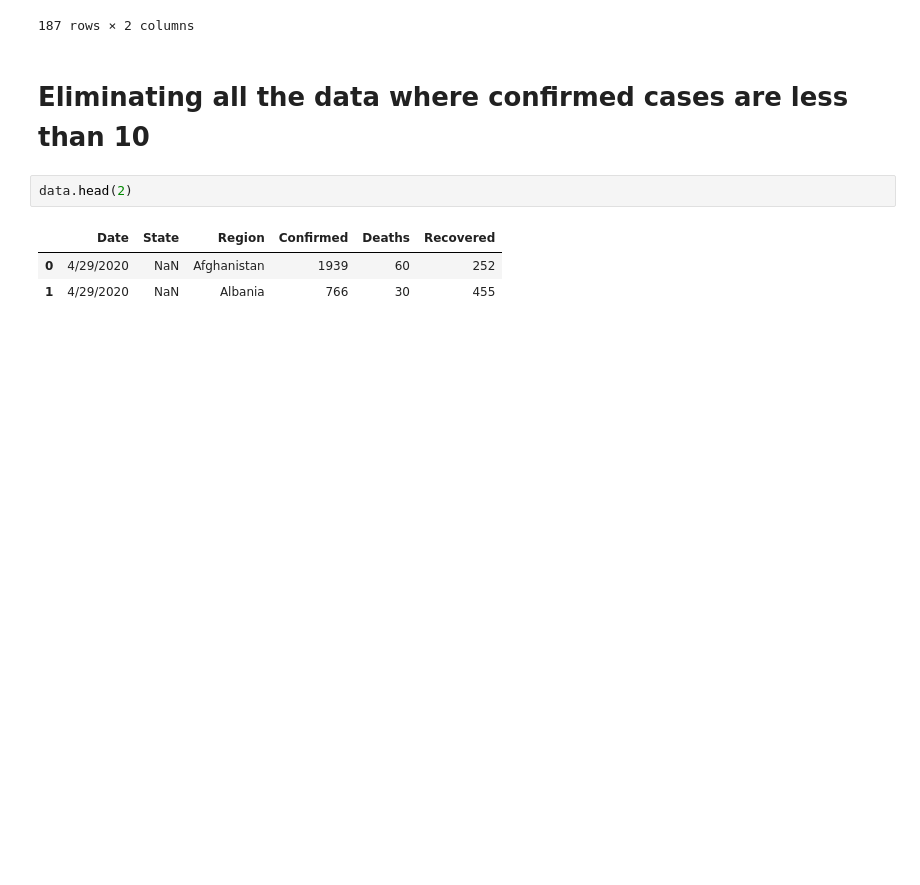
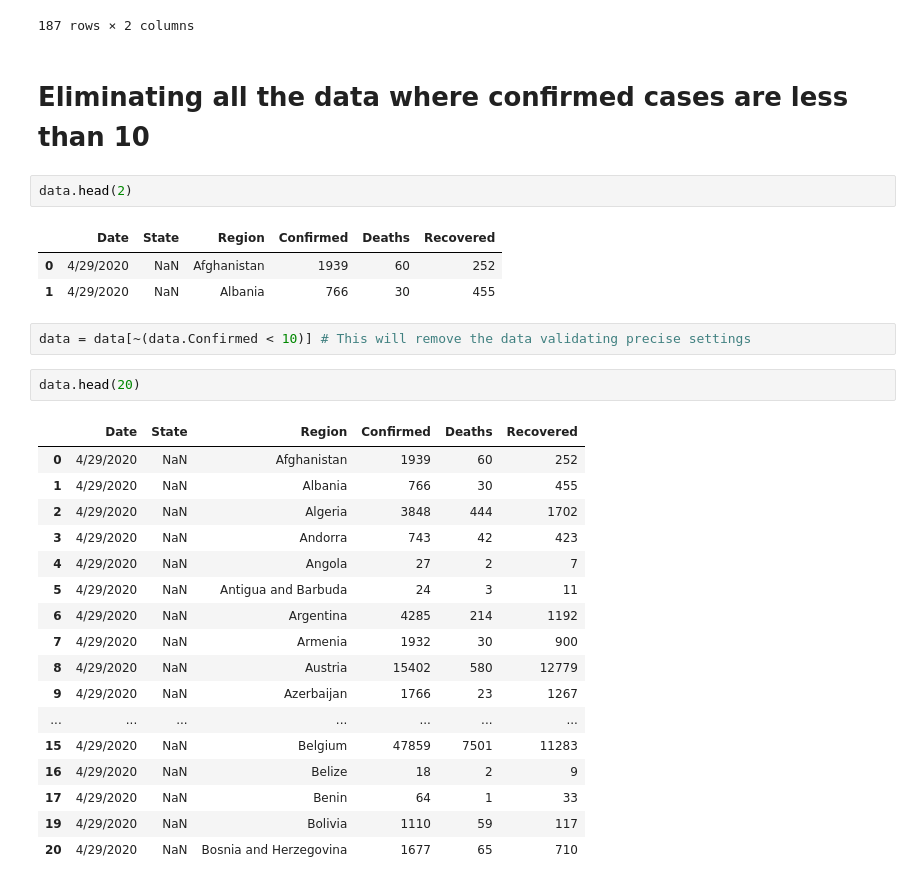
Before and after one commit to rickyjames1750/Covid-19-Project, a Jupyter notebook: Covid-19-Project.ipynb, the cells around one changed output. Cells and saved outputs as stored; diff of their text form; blank space fills up the shorter version.

Commit message:
This commit will eliminate data where covid cases are less than 10

```diff
--- a/Covid-19-Project.ipynb
+++ b/Covid-19-Project.ipynb
@@ -129,3 +129,25 @@ data.head(2)
 |  | Date | State | Region | Confirmed | Deaths | Recovered |
 | 0 | 4/29/2020 | NaN | Afghanistan | 1939 | 60 | 252 |
 | 1 | 4/29/2020 | NaN | Albania | 766 | 30 | 455 |
+# %%
+data = data[~(data.Confirmed < 10)] # This will remove the data validating precise settings
+# %%
+data.head(20)
+# %% [output]
+|  | Date | State | Region | Confirmed | Deaths | Recovered |
+| 0 | 4/29/2020 | NaN | Afghanistan | 1939 | 60 | 252 |
+| 1 | 4/29/2020 | NaN | Albania | 766 | 30 | 455 |
+| 2 | 4/29/2020 | NaN | Algeria | 3848 | 444 | 1702 |
+| 3 | 4/29/2020 | NaN | Andorra | 743 | 42 | 423 |
+| 4 | 4/29/2020 | NaN | Angola | 27 | 2 | 7 |
+| 5 | 4/29/2020 | NaN | Antigua and Barbuda | 24 | 3 | 11 |
+| 6 | 4/29/2020 | NaN | Argentina | 4285 | 214 | 1192 |
+| 7 | 4/29/2020 | NaN | Armenia | 1932 | 30 | 900 |
+| 8 | 4/29/2020 | NaN | Austria | 15402 | 580 | 12779 |
+| 9 | 4/29/2020 | NaN | Azerbaijan | 1766 | 23 | 1267 |
+| ... | ... | ... | ... | ... | ... | ... |
+| 15 | 4/29/2020 | NaN | Belgium | 47859 | 7501 | 11283 |
+| 16 | 4/29/2020 | NaN | Belize | 18 | 2 | 9 |
+| 17 | 4/29/2020 | NaN | Benin | 64 | 1 | 33 |
+| 19 | 4/29/2020 | NaN | Bolivia | 1110 | 59 | 117 |
+| 20 | 4/29/2020 | NaN | Bosnia and Herzegovina | 1677 | 65 | 710 |
```
